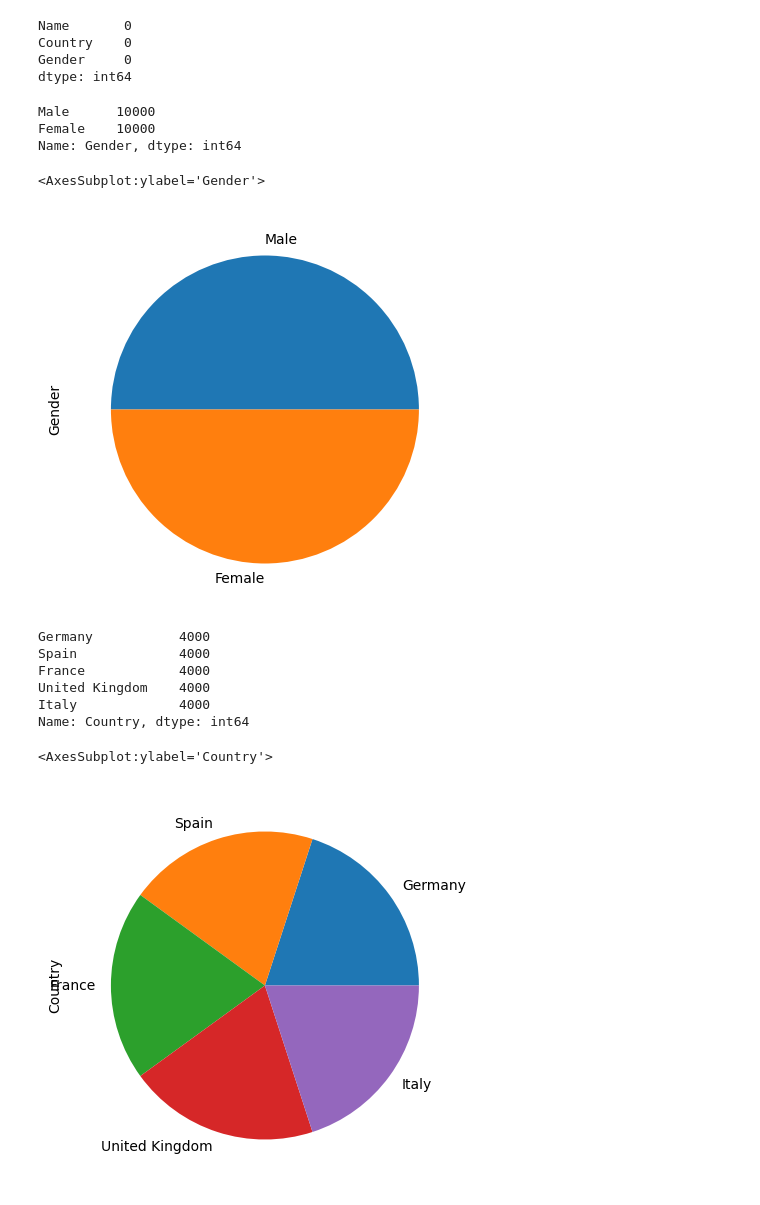
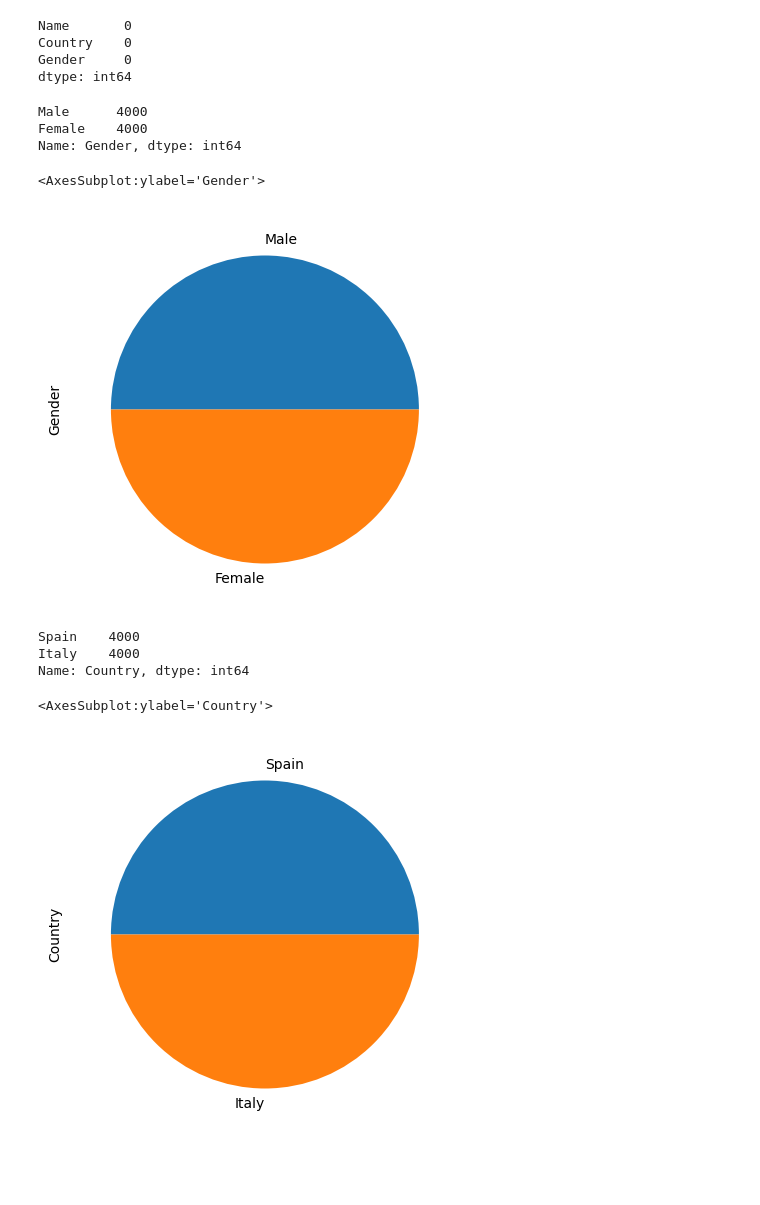
Before and after one commit to fratambot/name-clf, a Jupyter notebook: notebooks/EDA.ipynb, the cells around one changed output. Cells and saved outputs as stored; diff of their text form; code cells hidden in the pictures; blank space fills up the shorter version.

Commit message:
finished the data preparation pipeline using wandb

```diff
--- a/notebooks/EDA.ipynb
+++ b/notebooks/EDA.ipynb
@@ -96,0 +30,10 @@ IT
+# %%
+wandb.login()
+PROJECT_NAME = f"{tag}-clf"
+raw_data_filename = "raw-data"
+with wandb.init(project=PROJECT_NAME, job_type="load-in-notebook") as run:
+    artifact = run.use_artifact(raw_data_filename+":latest")
+    artifact_dir = artifact.download()
+    print(artifact_dir)
+    data = pd.read_parquet(os.path.join(artifact_dir, raw_data_filename+".parquet.gzip"))
+    print(data.shape)
@@ -111,24 +66,21 @@ Country    0
 Gender     0
 dtype: int64
 # %%
-print(df["Gender"].value_counts())
-df["Gender"].value_counts().plot(kind='pie', figsize=(5,5))
+print(data["Gender"].value_counts())
+data["Gender"].value_counts().plot(kind='pie', figsize=(5,5))
 # %% [output]
-Male      10000
-Female    10000
+Male      4000
+Female    4000
 Name: Gender, dtype: int64
 <AxesSubplot:ylabel='Gender'>
 [figure]
 # %%
-print(df["Country"].value_counts())
-df["Country"].value_counts().plot(kind='pie', figsize=(5,5))
+print(data["Country"].value_counts())
+data["Country"].value_counts().plot(kind='pie', figsize=(5,5))
 # %% [output]
-Germany           4000
-Spain             4000
-France            4000
-United Kingdom    4000
-Italy             4000
+Spain    4000
+Italy    4000
 Name: Country, dtype: int64
 <AxesSubplot:ylabel='Country'>
-[figure, old version]
+[figure, new version]
 # %%
```
Also changed, not shown: parts of 17 cells of this notebook, 27 other files.
